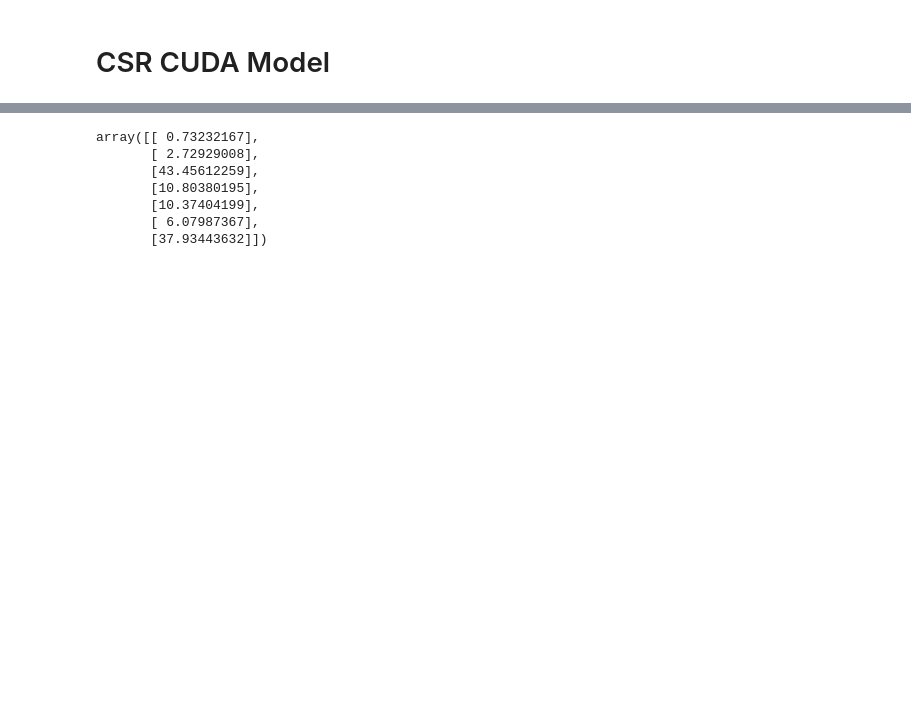
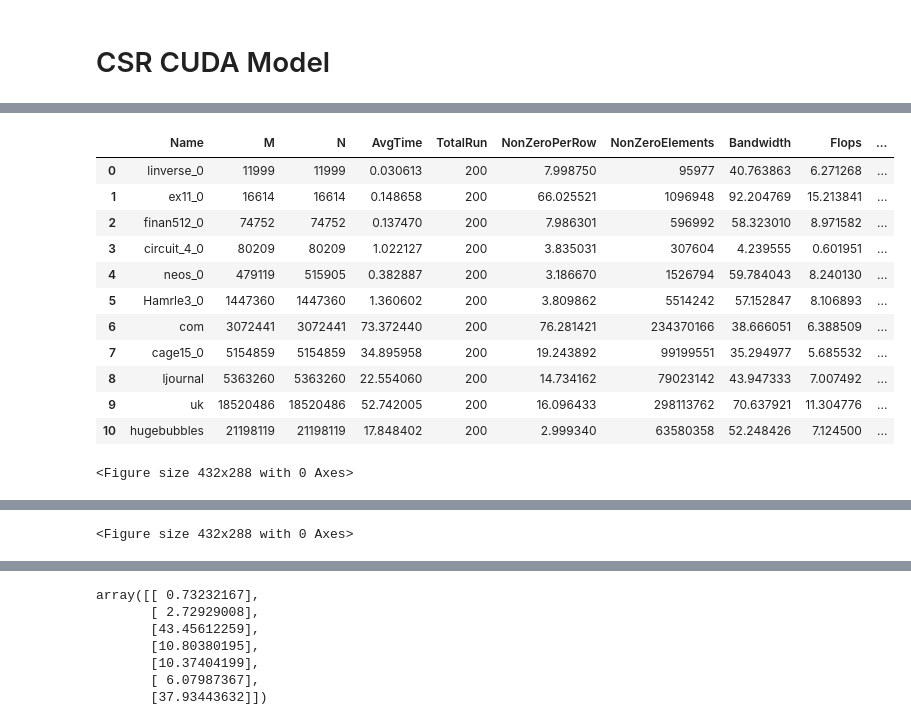
Before and after one commit to marufdsi/Benchmark_SpMV_using_CSR5, a Jupyter notebook: CSR5_SpMV_GPU_Plots.ipynb, the cells around one changed output, grey strips where cells are left out. Saved outputs shown, nothing was run; the diff lists cells and outputs as text; code cells hidden in the pictures; blank space fills up the shorter version.

```diff
--- a/CSR5_SpMV_GPU_Plots.ipynb
+++ b/CSR5_SpMV_GPU_Plots.ipynb
@@ -577,0 +638,51 @@ array([[ 0.92157053],
+# %%
+pdf = matplotlib.backends.backend_pdf.PdfPages("CSR_CUDA_SpMV_CUSP_Model_on_Real_Data.pdf")
+data = pd.read_csv("../Benchmark_SpMV_using_CSR/spmv_cuda/CSR_CUDA_SpMV.csv")
+strips = []
+for index, row in data.iterrows():
+    strips.append(math.ceil(float(row['M'])/416))
+
+data['Strips'] = strips
+
+# data = data[data["Type"] == "CUSPARSE"]
+data = data[data["Type"] == "CUSP"]
+rdata = data[data["M"] != 500000]
+# rdata = rdata[rdata["M"] > 70000]
+rdata = rdata[rdata["N"] != 1000000]
+rdata = rdata[rdata['NonZeroPerRow'] != 4]
+rdata = rdata.groupby('Name').mean()
+rdata = rdata.reset_index()
+rdata = rdata.sort_values(by=["Strips", "NonZeroElements", "NonZeroPerRow"])
+rdata = rdata.reset_index(drop=True)
+f = plt.figure()
+ax = rdata.plot(kind="bar", x="Name", y="Bandwidth", color='g', figsize=(20,6))
+ax.set_ylabel("GBs")
+ax.set_xlabel("Graphs")
+ax.set_title("Bandwidth of CUSPARSE SpMV")
+ax.yaxis.grid()
+pdf.savefig(bbox_inches = 'tight')
+
+f = plt.figure()
+ax = rdata.plot(kind="bar", x="Name", y="Flops", color='r', figsize=(20,6))
+ax.set_ylabel("GFlops")
+ax.set_xlabel("Graphs")
+ax.set_title("Floating Point Operation of CUSPARSE SpMV")
+ax.yaxis.grid()
+pdf.savefig(bbox_inches = 'tight')
+
+pdf.close()
+rdata
+# %% [output]
+|  | Name | M | N | AvgTime | TotalRun | NonZeroPerRow | NonZeroElements | Bandwidth | Flops | ... |
+| 0 | linverse_0 | 11999 | 11999 | 0.030613 | 200 | 7.998750 | 95977 | 40.763863 | 6.271268 | ... |
+| 1 | ex11_0 | 16614 | 16614 | 0.148658 | 200 | 66.025521 | 1096948 | 92.204769 | 15.213841 | ... |
+| 2 | finan512_0 | 74752 | 74752 | 0.137470 | 200 | 7.986301 | 596992 | 58.323010 | 8.971582 | ... |
+| 3 | circuit_4_0 | 80209 | 80209 | 1.022127 | 200 | 3.835031 | 307604 | 4.239555 | 0.601951 | ... |
+| 4 | neos_0 | 479119 | 515905 | 0.382887 | 200 | 3.186670 | 1526794 | 59.784043 | 8.240130 | ... |
+| 5 | Hamrle3_0 | 1447360 | 1447360 | 1.360602 | 200 | 3.809862 | 5514242 | 57.152847 | 8.106893 | ... |
+| 6 | com | 3072441 | 3072441 | 73.372440 | 200 | 76.281421 | 234370166 | 38.666051 | 6.388509 | ... |
+| 7 | cage15_0 | 5154859 | 5154859 | 34.895958 | 200 | 19.243892 | 99199551 | 35.294977 | 5.685532 | ... |
+| 8 | ljournal | 5363260 | 5363260 | 22.554060 | 200 | 14.734162 | 79023142 | 43.947333 | 7.007492 | ... |
+| 9 | uk | 18520486 | 18520486 | 52.742005 | 200 | 16.096433 | 298113762 | 70.637921 | 11.304776 | ... |
+| 10 | hugebubbles | 21198119 | 21198119 | 17.848402 | 200 | 2.999340 | 63580358 | 52.248426 | 7.124500 | ... |
+<Figure size 432x288 with 0 Axes>
@@ -577,0 +690 @@ array([[ 0.92157053],
+<Figure size 432x288 with 0 Axes>
```
Also changed, not shown: parts of 13 cells of this notebook, 6 other files.
